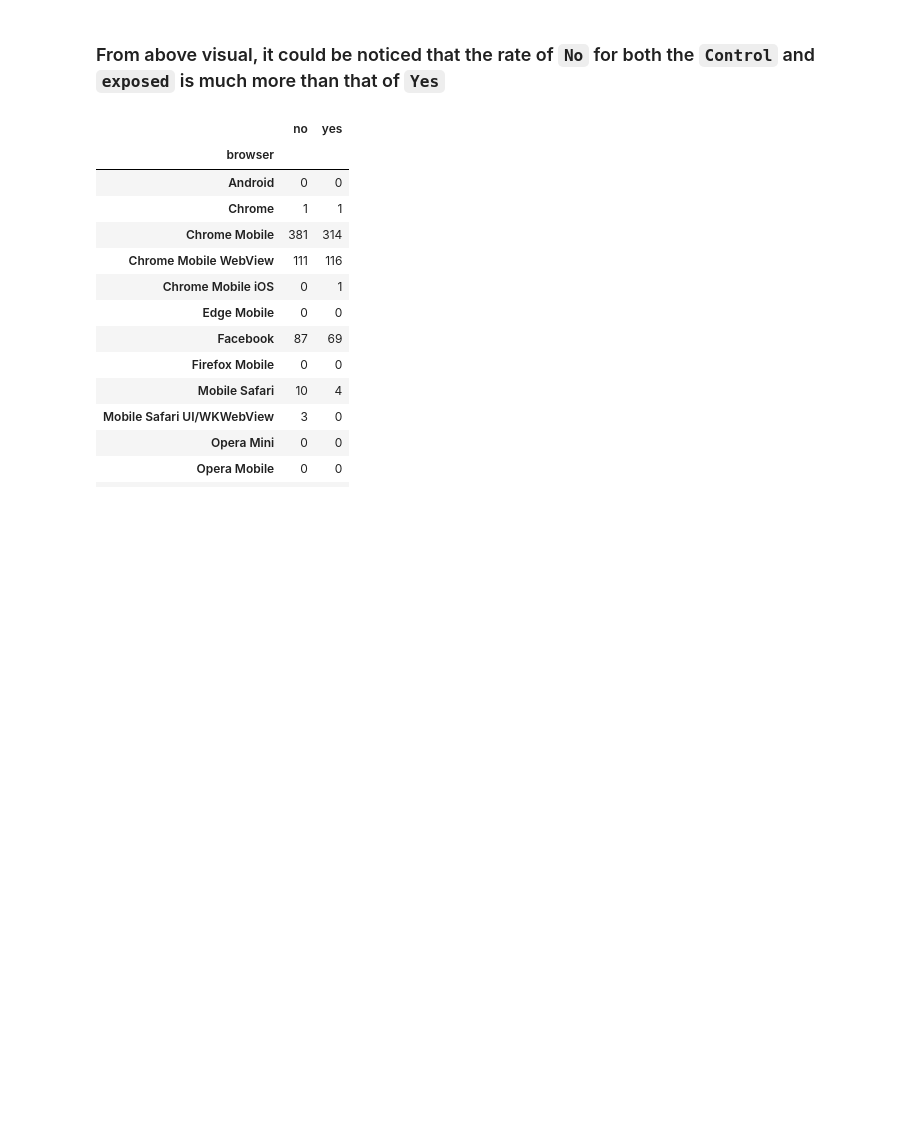
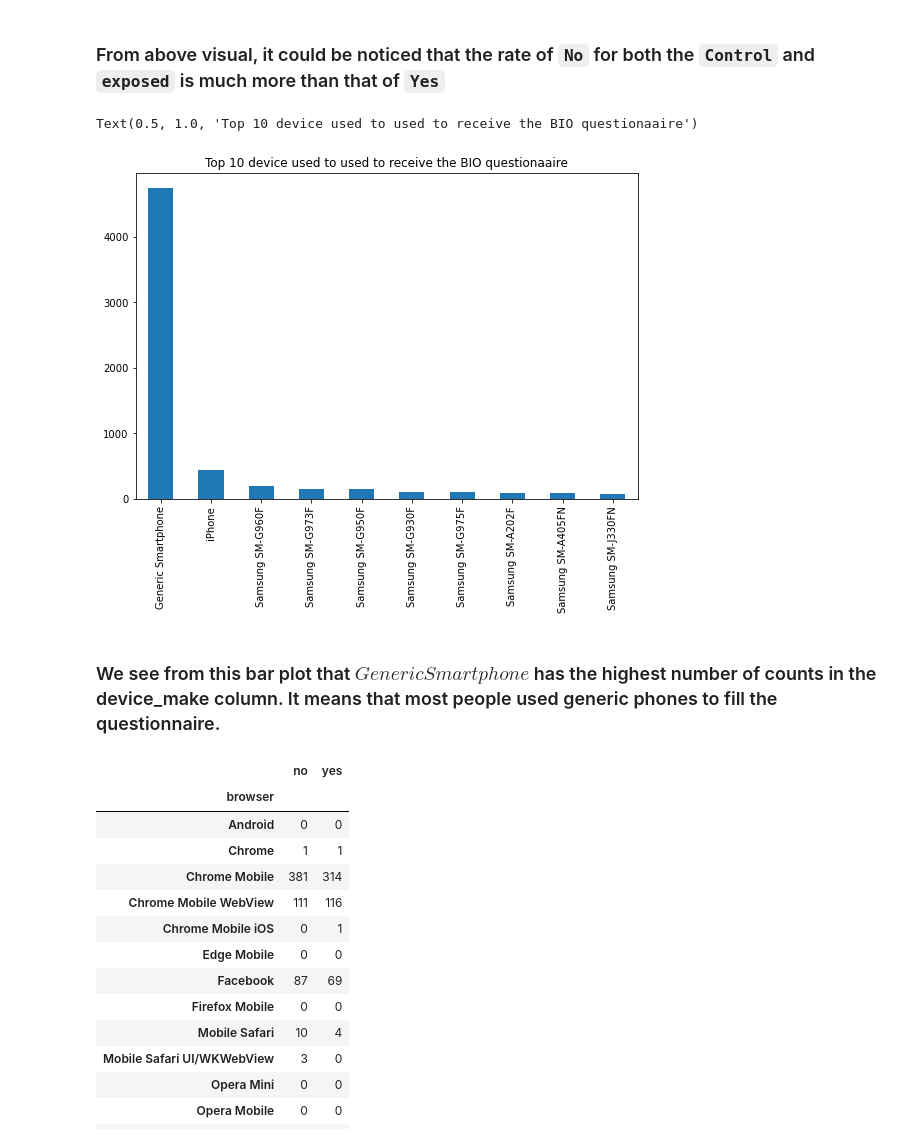
Before and after one commit to comsavvy/A-B-Hypothesis-testing, a Jupyter notebook: w4.ipynb, the cells around one changed output. Saved outputs shown, nothing was run; the diff lists cells and outputs as text; code cells hidden in the pictures; blank space fills up the shorter version.

Commit message:
Additional visuals

````diff
--- a/w4.ipynb
+++ b/w4.ipynb
@@ -143,6 +143,14 @@ cediff.iloc[:2, :].plot.bar();
 [figure]
 # %% [markdown]
 ### From above visual, it could be noticed that the rate of ```No``` for both the ```Control``` and ```exposed``` is much more than that of ```Yes```
+# %%
+data['device_make'].value_counts().head(10).plot.bar(figsize= (9, 6))
+plt.title("Top 10 device used to used to receive the BIO questionaaire")
+# %% [output]
+Text(0.5, 1.0, 'Top 10 device used to used to receive the BIO questionaaire')
+[figure, added]
+# %% [markdown]
+### We see from this bar plot that $Generic Smartphone$ has the highest number of counts in the device_make column. It means that most people used generic phones to fill the questionnaire.
 # %%
 # The browser user used for the Bio
 browser_exp= pivot_exp(data, index= 'browser', margin= False)
````
